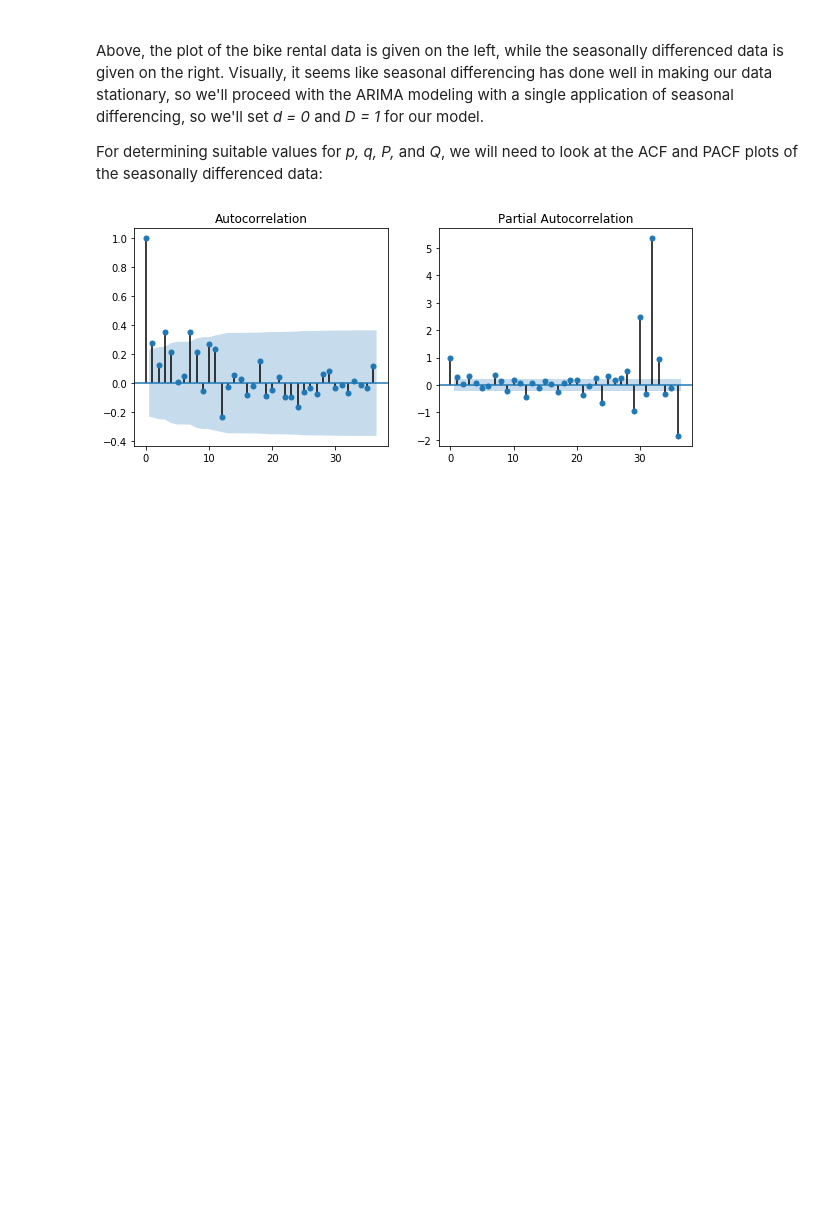
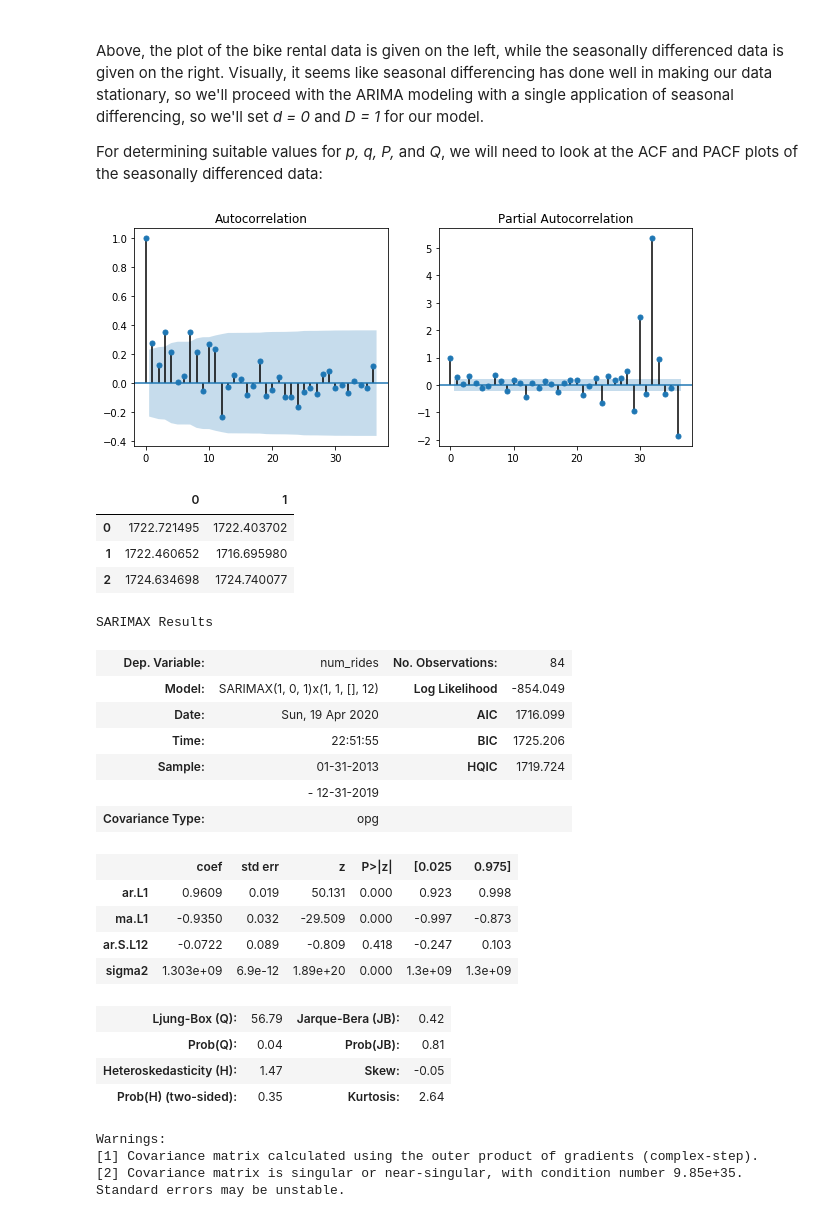
Before and after one commit to Christopher-Liu/bikeshare-ts-analysis, a Jupyter notebook: bikeshare_ts_proj.ipynb, the cells around one changed output. Cells and saved outputs as stored; diff of their text form; code cells hidden in the pictures; blank space fills up the shorter version.

```diff
--- a/bikeshare_ts_proj.ipynb
+++ b/bikeshare_ts_proj.ipynb
@@ -201,3 +201,46 @@ fig = sm.graphics.tsa.plot_acf(bike['seasonal_diff'].iloc[12:], lags=36, ax=axes
 fig = sm.graphics.tsa.plot_pacf(bike['seasonal_diff'].iloc[12:], lags=36, ax=axes[1]);
 # %% [output]
 [figure]
+# %%
+sarima_models = pd.DataFrame(np.zeros((3,2), dtype=float))
+for p in range(3):
+    for q in range(2):
+        fit_sarima = SARIMAX(bike['num_rides'], order = (p,0,q), seasonal_order=(1,1,0,12)).fit()
+
+        try:
+            sarima_models.iloc[p,q] = fit_sarima.aicc
+        except:
+            sarima_models.iloc[p,q] = np.nan
+
+sarima_models
+# %% [output]
+|  | 0 | 1 |
+| 0 | 1722.721495 | 1722.403702 |
+| 1 | 1722.460652 | 1716.695980 |
+| 2 | 1724.634698 | 1724.740077 |
+# %%
+# The model with the lowest AICc had p = q = 1, so we fit an ARIMA(1,0,1)(1,1,0)12 model
+fit_sarima = SARIMAX(bike['num_rides'], order = (1,0,1), seasonal_order=(1,1,0,12)).fit()
+
+fit_sarima.summary()
+# %% [output]
+SARIMAX Results
+| Dep. Variable: | num_rides | No. Observations: | 84 |
+| Model: | SARIMAX(1, 0, 1)x(1, 1, [], 12) | Log Likelihood | -854.049 |
+| Date: | Sun, 19 Apr 2020 | AIC | 1716.099 |
+| Time: | 22:51:55 | BIC | 1725.206 |
+| Sample: | 01-31-2013 | HQIC | 1719.724 |
+|  | - 12-31-2019 |  |  |
+| Covariance Type: | opg |  |  |
+|  | coef | std err | z | P>|z| | [0.025 | 0.975] |
+| ar.L1 | 0.9609 | 0.019 | 50.131 | 0.000 | 0.923 | 0.998 |
+| ma.L1 | -0.9350 | 0.032 | -29.509 | 0.000 | -0.997 | -0.873 |
+| ar.S.L12 | -0.0722 | 0.089 | -0.809 | 0.418 | -0.247 | 0.103 |
+| sigma2 | 1.303e+09 | 6.9e-12 | 1.89e+20 | 0.000 | 1.3e+09 | 1.3e+09 |
+| Ljung-Box (Q): | 56.79 | Jarque-Bera (JB): | 0.42 |
+| Prob(Q): | 0.04 | Prob(JB): | 0.81 |
+| Heteroskedasticity (H): | 1.47 | Skew: | -0.05 |
+| Prob(H) (two-sided): | 0.35 | Kurtosis: | 2.64 |
+Warnings:
+[1] Covariance matrix calculated using the outer product of gradients (complex-step).
+[2] Covariance matrix is singular or near-singular, with condition number 9.85e+35. Standard errors may be unstable.
```
Also changed, not shown: parts of 1 cell of this notebook.
